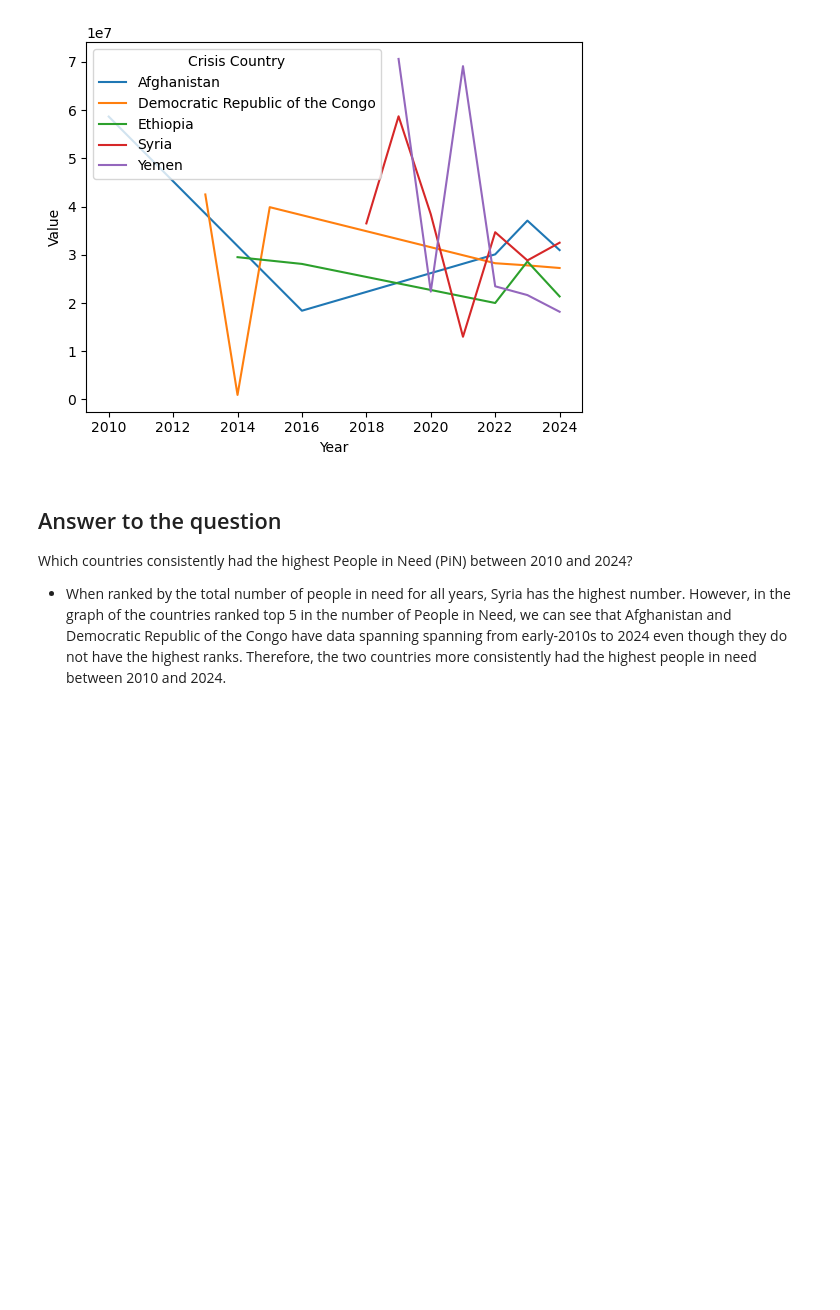
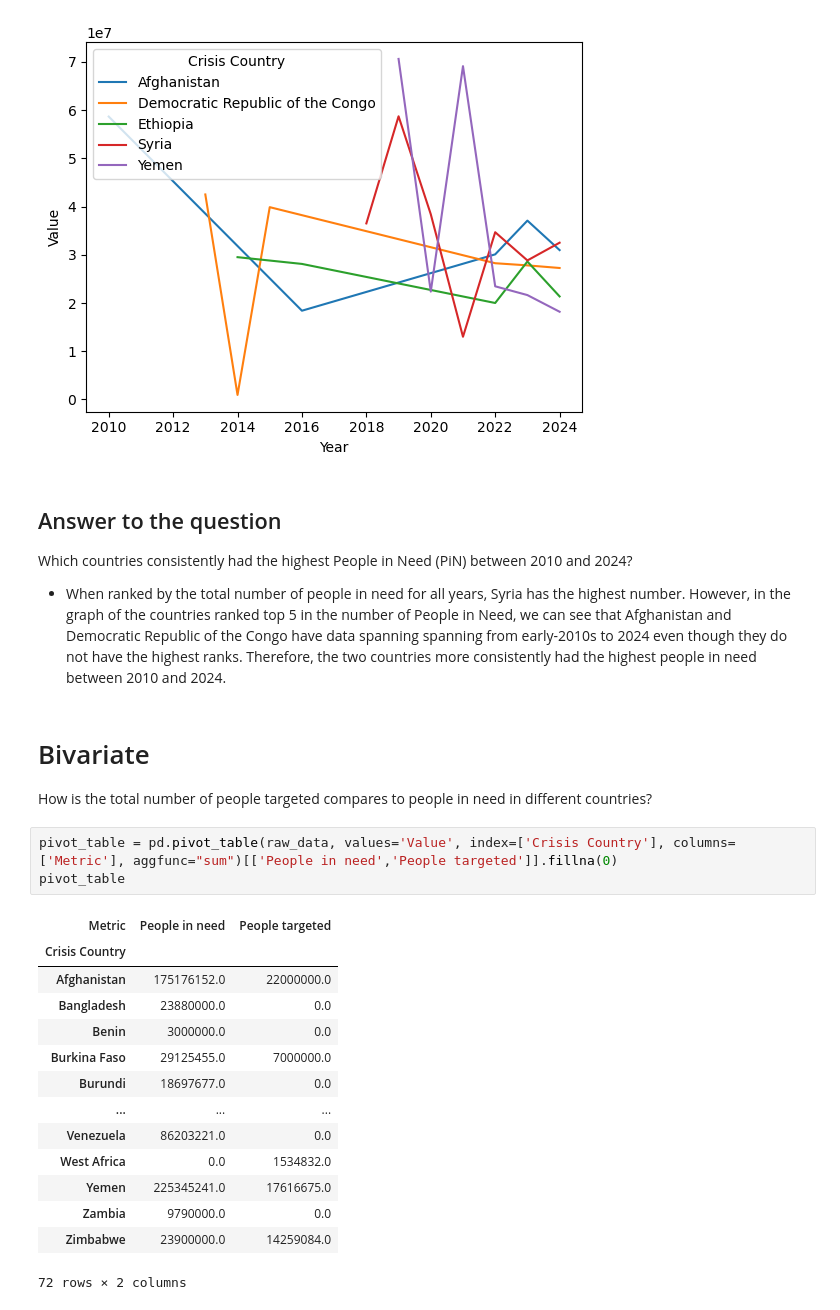
Before and after one commit to sayhussain248/crisis_phase1, a Jupyter notebook: notebooks/vanessa_eda.ipynb, the cells around one changed output. Drawn from its saved outputs; the diff is of its cells as text; blank space fills up the shorter version.

Commit message:
finished bivariate analysis

```diff
--- a/notebooks/vanessa_eda.ipynb
+++ b/notebooks/vanessa_eda.ipynb
@@ -158,3 +158,24 @@ sns.lineplot(data=pin_each_year_top_five_countries, x="Year", y="Value", hue="Cr
 ## Answer to the question
 Which countries consistently had the highest People in Need (PiN) between 2010 and 2024?
 - When ranked by the total number of people in need for all years, Syria has the highest number. However, in the graph of the countries ranked top 5 in the number of People in Need, we can see that Afghanistan and Democratic Republic of the Congo have data spanning spanning from early-2010s to 2024 even though they do not have the highest ranks. Therefore, the two countries more consistently had the highest people in need between 2010 and 2024.
+# %% [markdown]
+# Bivariate
+How is the total number of people targeted compares to people in need in different countries?
+# %%
+pivot_table = pd.pivot_table(raw_data, values='Value', index=['Crisis Country'], columns=['Metric'], aggfunc="sum")[['People in need','People targeted']].fillna(0)
+pivot_table
+# %% [output]
+| Metric | People in need | People targeted |
+| Crisis Country |  |  |
+| Afghanistan | 175176152.0 | 22000000.0 |
+| Bangladesh | 23880000.0 | 0.0 |
+| Benin | 3000000.0 | 0.0 |
+| Burkina Faso | 29125455.0 | 7000000.0 |
+| Burundi | 18697677.0 | 0.0 |
+| ... | ... | ... |
+| Venezuela | 86203221.0 | 0.0 |
+| West Africa | 0.0 | 1534832.0 |
+| Yemen | 225345241.0 | 17616675.0 |
+| Zambia | 9790000.0 | 0.0 |
+| Zimbabwe | 23900000.0 | 14259084.0 |
+72 rows × 2 columns
```
Also changed, not shown: parts of 9 cells of this notebook.
